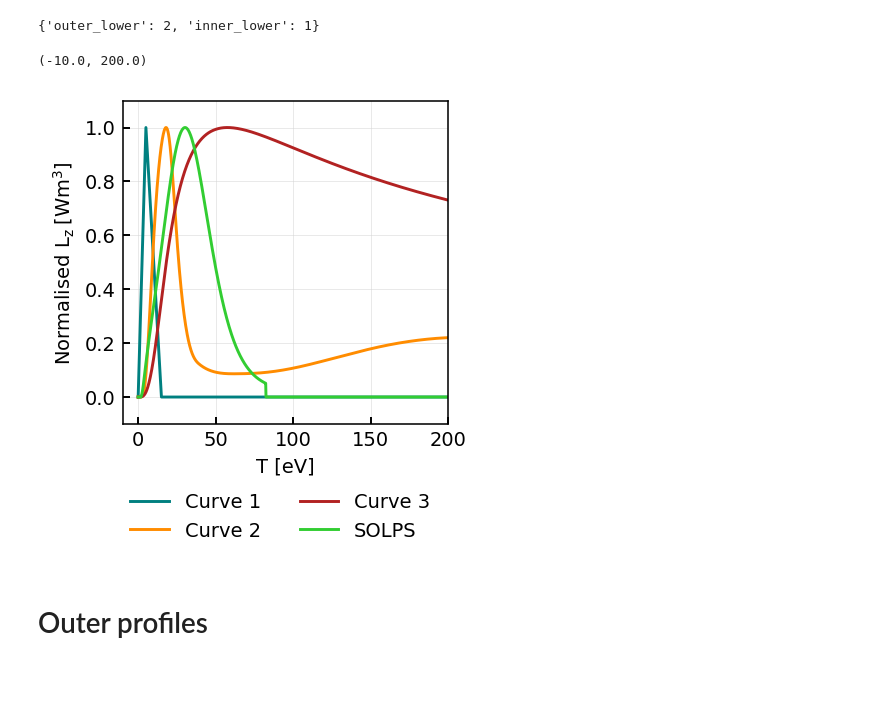
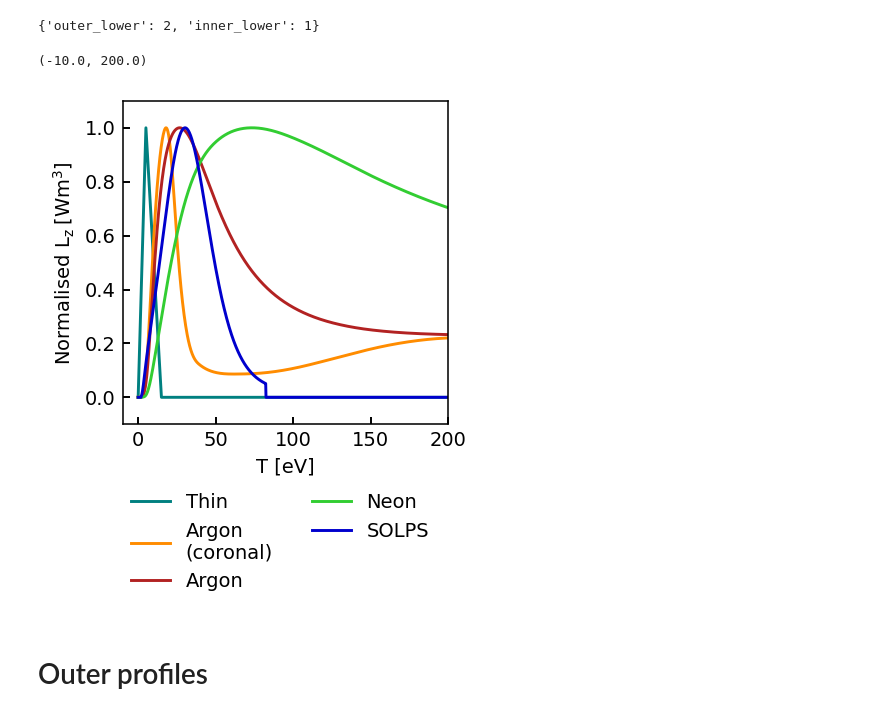
Before and after one commit to mikekryjak/notebooks, a Jupyter notebook: DLS/Paper/Wide radiation region analysis v3 WIP.ipynb, the cells around one changed output. Saved outputs shown, nothing was run; the diff lists cells and outputs as text; code cells hidden in the pictures; blank space fills up the shorter version.

```diff
--- a/DLS/Paper/Wide radiation region analysis v3 WIP.ipynb
+++ b/DLS/Paper/Wide radiation region analysis v3 WIP.ipynb
@@ -105,21 +106,27 @@ for case in balance_paths:
 # Prepare cooling curves
 # %%
 curves = {}
-T = np.linspace(0, 200, 1000)
+T = np.linspace(0, 1000, 1000)
 # %% [markdown]
 ## radas
 # %%
-rd_Ar = xr.open_dataset(r"C:\Users\Mike\OneDrive\Project\DLS\radas-curves\radas_dir\output\argon.nc")
+rd = dict(
+    Ar = xr.open_dataset(r"C:\Users\Mike\OneDrive\Project\DLS\radas-curves\radas_dir\output\argon.nc"),
+    Ne = xr.open_dataset(r"C:\Users\Mike\OneDrive\Project\DLS\radas-curves\radas_dir\output\neon.nc"),
+    N = xr.open_dataset(r"C:\Users\Mike\OneDrive\Project\DLS\radas-curves\radas_dir\output\nitrogen.nc")
+)
 
-curves["neTau"] = {}
+for species in rd.keys():
+    curves[species] = {}
+    ds = rd[species]
 
-for netau in rd_Ar.coords["dim_ne_tau"].values:
-    rate = rd_Ar["equilibrium_Lz"].sel(dim_ne_tau = netau, dim_electron_density=1e20, method="nearest")
-    netau_name = netau
-    curves["neTau"][netau_name] = sp.interpolate.interp1d(
-        rd_Ar.coords["dim_electron_temp"].values, rate.values, kind = "cubic",
-        fill_value = (rate.values[0], rate.values[-1]), bounds_error = False
-        )
+    for netau in ds.coords["dim_ne_tau"].values:
+        rate = ds["equilibrium_Lz"].sel(dim_ne_tau = netau, dim_electron_density=1e20, method="nearest")
+        netau_name = netau
+        curves[species][netau_name*1e3] = sp.interpolate.interp1d(
+            ds.coords["dim_electron_temp"].values, rate.values, kind = "cubic",
+            fill_value = (rate.values[0], rate.values[-1]), bounds_error = False
+            )
 # %% [markdown]
 ## SOLPS
 # %%
@@ -240,34 +228,30 @@ sepadd_select
 {'outer_lower': 2, 'inner_lower': 1}
 # %%
 curves["set_inner"] = {
-    "Curve 1" : lambda temp: LfuncArParametricTriShoulder(temp, x1 = 5, x2 = 15, height = 0),
-    "Curve 2" : curves["neTau"][1e20],
-    "Curve 3" : curves["neTau"][1e14],
+
+    "Thin" : lambda temp: LfuncArParametricTriShoulder(temp, x1 = 5, x2 = 15, height = 0),
+    "Argon\n(coronal)" : curves["Ar"][1e23],
+    "Argon" : curves["Ar"][netau],
+    # "Nitrogen 1e19" : curves["N"][netau],
+    "Neon" : curves["Ne"][netau],
     "SOLPS" : curves["extracted_inner"][sepadd_select["inner_lower"]],
-    # "neon" : LfuncKallenbach("Ne")
-    # "shoulder" : lambda temp: LfuncArParametricTriShoulder(temp, x1 = 23, x2 = 50, height = 0.27),
-    # "nitrogen" : lambda temp: LfuncKallenbach("N")(temp),
-    # "argon" : lambda temp: LfuncKallenbach("Ar")(temp),
-    # "neon" : lambda temp: LfuncKallenbach("Ne")(temp),
-
 }
-
 fig, ax = plt.subplots(figsize = (3,3))
 
 
 for name, function in curves["set_inner"].items():
     Lz = [function(temp) for temp in T]
     Lz = Lz/np.max(Lz)
     ax.plot(T, Lz, lw = 1.5, label = name)
 
 ax.set_xlabel("T [eV]")
 ax.set_ylabel(r"Normalised $L_z\ [W m^{3}]$")
 fig.legend(loc = "upper center", bbox_to_anchor = (0.5,-0.03), ncol = 2, frameon = False)
 ax.set_xlim(-10,200)
 # fig.savefig(r"C:\Users\mikek\OneDrive\Project\Papers\DLS IOP Proceedings\Figures\FrontEffects_curves_inner.pdf", format = "pdf")
 # %% [output]
 (-10.0, 200.0)
-[figure, old version]
+[figure, new version]
 # %% [markdown]
 # Outer profiles
 # %%
```
Also changed, not shown: parts of 73 cells of this notebook, 16 other files.
